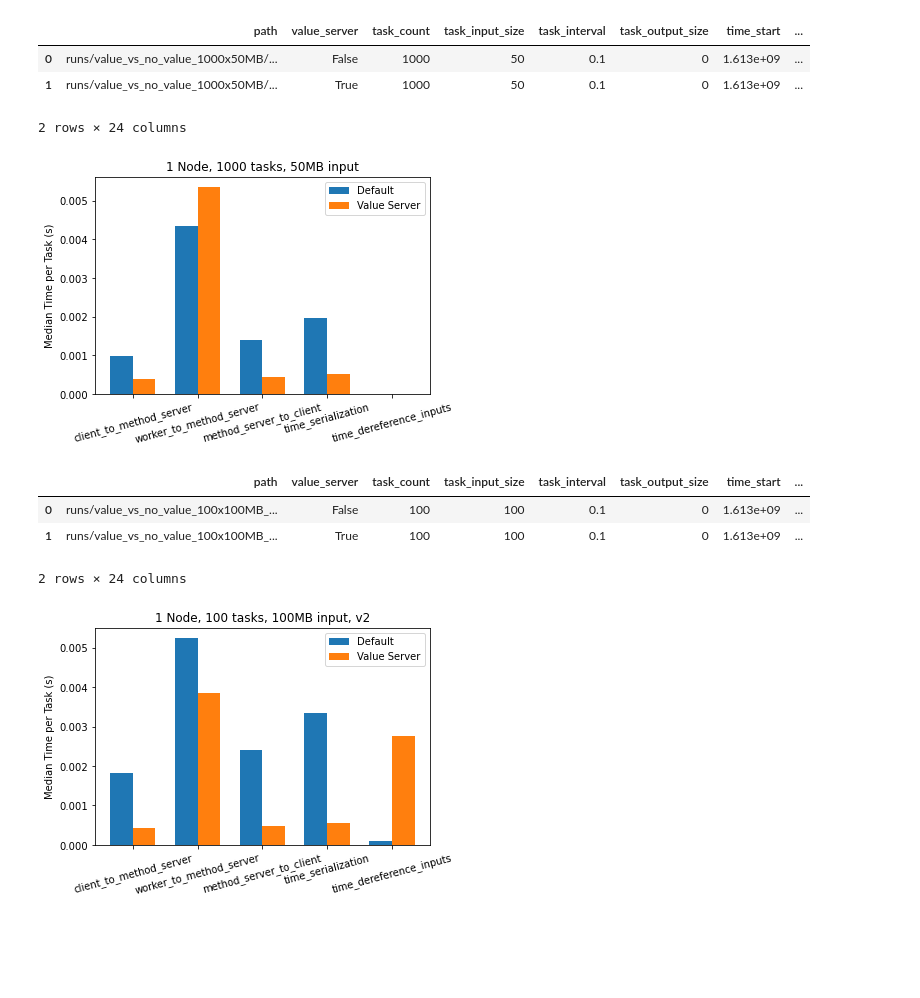
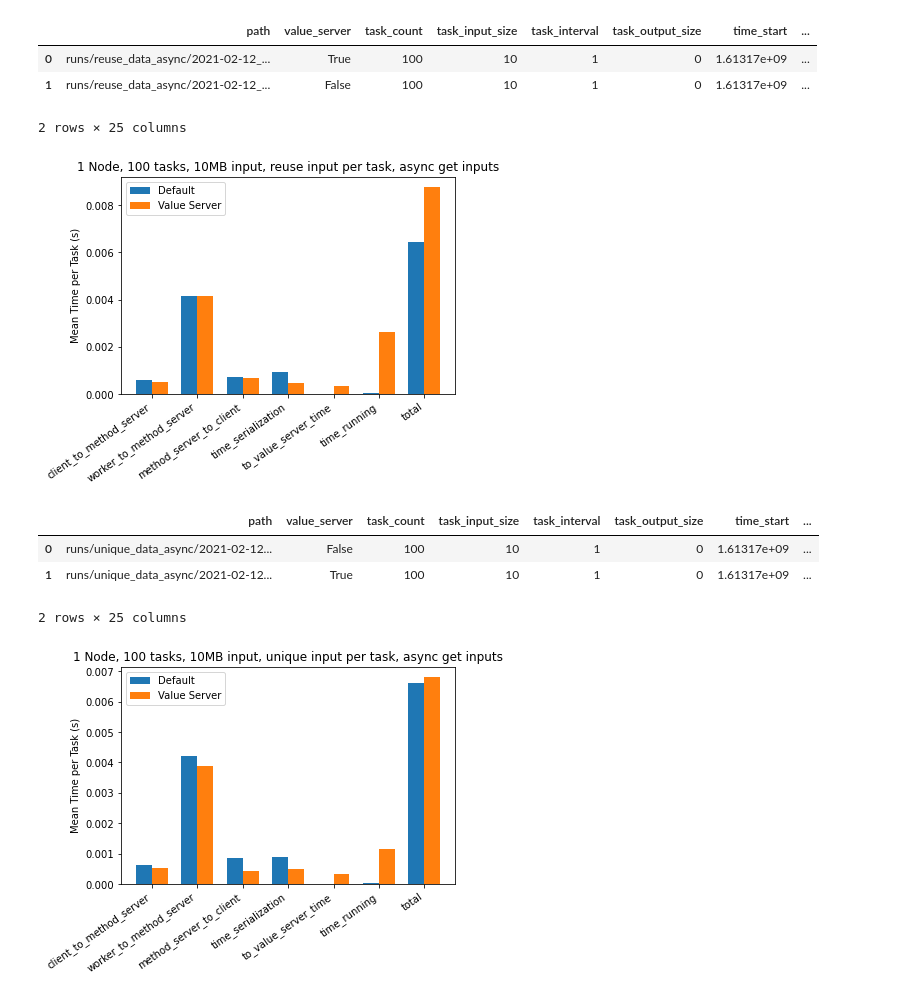
Before and after one commit to exalearn/colmena, a Jupyter notebook: demo_apps/synthetic-data/performance.ipynb, the cells around one changed output. Saved outputs shown, nothing was run; the diff lists cells and outputs as text; code cells hidden in the pictures; blank space fills up the shorter version.

```diff
--- a/demo_apps/synthetic-data/performance.ipynb
+++ b/demo_apps/synthetic-data/performance.ipynb
@@ -88,7 +91,7 @@ def aggregate_runs(run_paths):
 
     return pd.concat(data, axis=1).T
 # %%
-cols = ['client_to_method_server', 'worker_to_method_server', 'method_server_to_client', 'time_serialization']
+cols = ['client_to_method_server', 'worker_to_method_server', 'method_server_to_client', 'time_serialization', 'to_value_server_time', 'time_running', 'total']
 ind = np.arange(len(cols))
 width = 0.35
 # %%
@@ -140,49 +149,52 @@ plt.show()
 # %%
-rundir = 'runs/value_vs_no_value_1000x50MB'
+rundir = 'runs/reuse_data_async/'
 run_paths = list(map(str, Path(rundir).rglob('*runtime.log')))
 results = aggregate_runs(run_paths)
+results['total'] = results[cols].sum(axis=1)
 display(results)
 
 no_value_server = results.loc[results['value_server'] == False][cols]
 value_server = results.loc[results['value_server'] == True][cols]
 
+fig, ax = plt.subplots()
 plt.bar(ind, no_value_server.to_numpy()[0], width, label='Default')
 plt.bar(ind+width, value_server.to_numpy()[0], width, label='Value Server')
 
-plt.title('1 Node, 1000 tasks, 50MB input')
-plt.ylabel('Median Time per Task (s)')
-plt.xticks(ind + width / 2, cols, rotation=15)
+plt.title('1 Node, 100 tasks, 10MB input, reuse input per task, async get inputs')
+plt.ylabel('Mean Time per Task (s)')
+ax.set_xticks(ind + width/2)
+ax.set_xticklabels(cols, ha="right", rotation=35)
 plt.legend(loc='best')
 plt.show()
 # %% [output]
 |  | path | value_server | task_count | task_input_size | task_interval | task_output_size | time_start | ... |
-| 0 | runs/value_vs_no_value_1000x50MB/... | False | 1000 | 50 | 0.1 | 0 | 1.613e+09 | ... |
-| 1 | runs/value_vs_no_value_1000x50MB/... | True | 1000 | 50 | 0.1 | 0 | 1.613e+09 | ... |
+| 0 | runs/reuse_data_async/2021-02-12_... | True | 100 | 10 | 1 | 0 | 1.61317e+09 | ... |
+| 1 | runs/reuse_data_async/2021-02-12_... | False | 100 | 10 | 1 | 0 | 1.61317e+09 | ... |
-2 rows × 24 columns
+2 rows × 25 columns
-[figure, old version]
+[figure, new version]
 # %%
-cols = ['client_to_method_server', 'worker_to_method_server', 'method_server_to_client', 'time_serialization', 'time_dereference_inputs']
-ind = np.arange(len(cols))
-width = 0.35
-rundir = 'runs/value_vs_no_value_100x100MB_v2'
+rundir = 'runs/unique_data_async/'
 run_paths = list(map(str, Path(rundir).rglob('*runtime.log')))
 results = aggregate_runs(run_paths)
+results['total'] = results[cols].sum(axis=1)
 display(results)
 
 no_value_server = results.loc[results['value_server'] == False][cols]
 value_server = results.loc[results['value_server'] == True][cols]
 
+fig, ax = plt.subplots()
 plt.bar(ind, no_value_server.to_numpy()[0], width, label='Default')
 plt.bar(ind+width, value_server.to_numpy()[0], width, label='Value Server')
 
-plt.title('1 Node, 100 tasks, 100MB input, v2')
-plt.ylabel('Median Time per Task (s)')
-plt.xticks(ind + width / 2, cols, rotation=15)
+plt.title('1 Node, 100 tasks, 10MB input, unique input per task, async get inputs')
+plt.ylabel('Mean Time per Task (s)')
+ax.set_xticks(ind + width/2)
+ax.set_xticklabels(cols, ha="right", rotation=35)
 plt.legend(loc='best')
 plt.show()
 # %% [output]
 |  | path | value_server | task_count | task_input_size | task_interval | task_output_size | time_start | ... |
-| 0 | runs/value_vs_no_value_100x100MB_... | False | 100 | 100 | 0.1 | 0 | 1.613e+09 | ... |
-| 1 | runs/value_vs_no_value_100x100MB_... | True | 100 | 100 | 0.1 | 0 | 1.613e+09 | ... |
+| 0 | runs/unique_data_async/2021-02-12... | False | 100 | 10 | 1 | 0 | 1.61317e+09 | ... |
+| 1 | runs/unique_data_async/2021-02-12... | True | 100 | 10 | 1 | 0 | 1.61317e+09 | ... |
-2 rows × 24 columns
+2 rows × 25 columns
-[figure, old version]
+[figure, new version]
```
Also changed, not shown: parts of 3 cells of this notebook, 2 other files.
